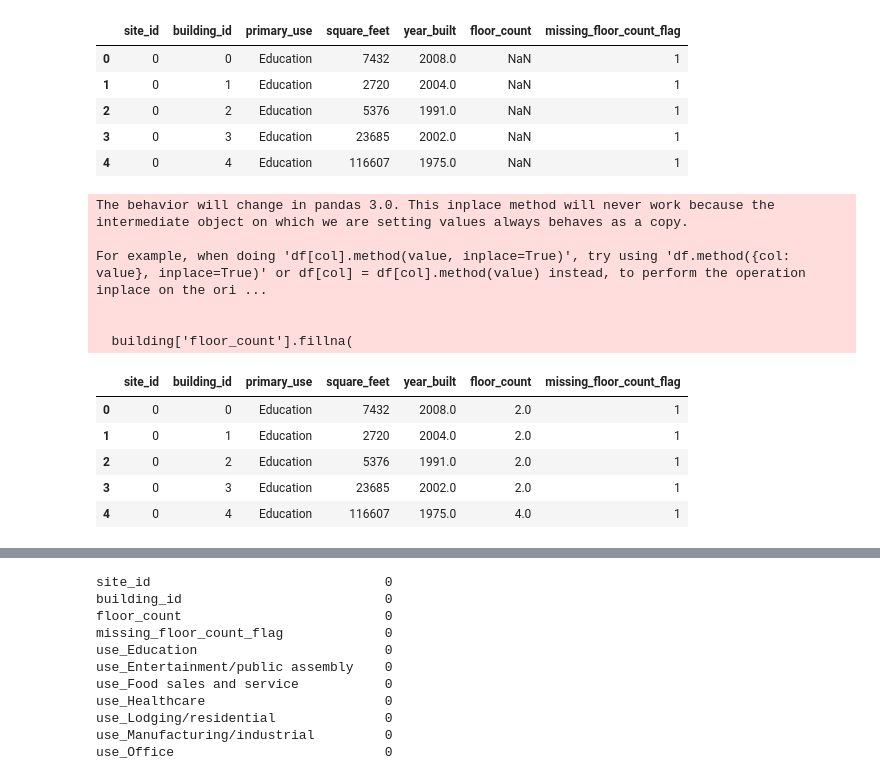
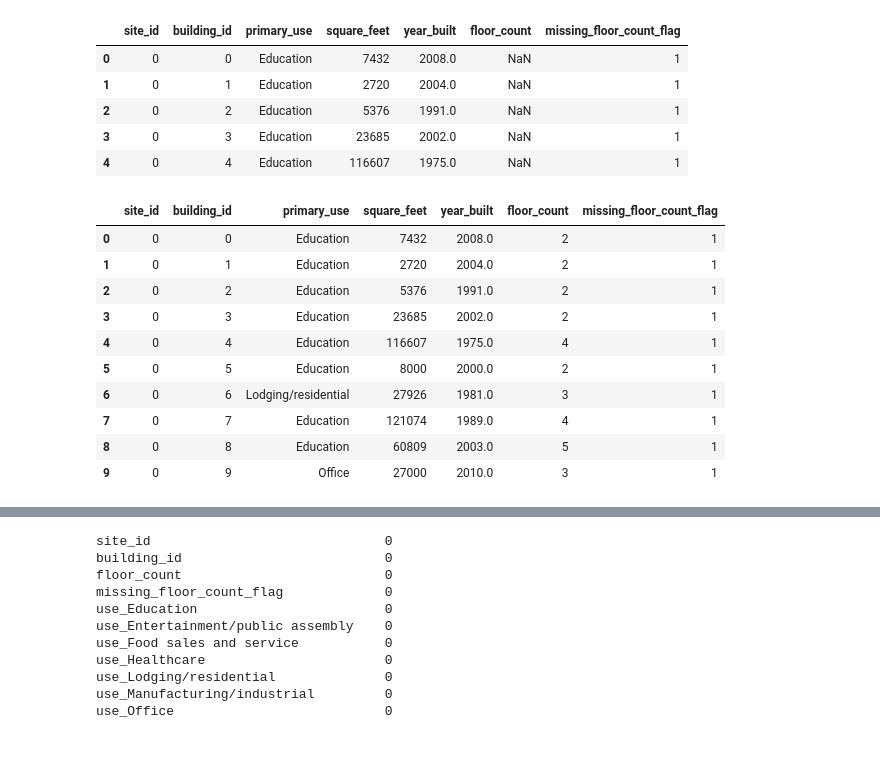
Before and after one commit to ZahraSabouri/CMT307_GreatEnergyPredictor, a Jupyter notebook: notebooks/Wahid_Building_Metadata_Audit.ipynb, the cells around one changed output, grey strips where cells are left out. Saved outputs shown, nothing was run; the diff lists cells and outputs as text; code cells hidden in the pictures; blank space fills up the shorter version.

```diff
--- a/notebooks/Wahid_Building_Metadata_Audit.ipynb
+++ b/notebooks/Wahid_Building_Metadata_Audit.ipynb
@@ -201,52 +201,55 @@ building.head(5)
 # %%
 #dividing square feet into 5 categories (group by doesn't work with continuous values)
 building['sqft_bin'] = pd.qcut(
     building['square_feet'],
     q=5,
     duplicates='drop'
 )
 
 #imputing floor count using primary_use, square_feet and site_id
 building['floor_count'] = building['floor_count'].fillna(
     building.groupby(
-        ['primary_use', 'site_id', 'sqft_bin']
+        ['primary_use', 'site_id', 'sqft_bin'], observed=True
+    )['floor_count'].transform('median')
+)
+
+
+#in case any of the previous group had all null values
+building['floor_count'] = building['floor_count'].fillna(
+    building.groupby(
+        ['primary_use', 'sqft_bin'], observed=True
     )['floor_count'].transform('median')
 )
 
 #in case any of the previous group had all null values
 building['floor_count'] = building['floor_count'].fillna(
-    building.groupby(
-        ['primary_use', 'sqft_bin']
-    )['floor_count'].transform('median')
+    building.groupby('sqft_bin', observed=True)['floor_count']
+            .transform('median')
 )
 
 #in case any of the previous group had all null values
 building['floor_count'] = building['floor_count'].fillna(
-    building.groupby('sqft_bin')['floor_count'].transform('median')
+    building['floor_count'].median()
 )
 
-#in case any of the previous group had all null values
-building['floor_count'].fillna(
-    building['floor_count'].median(),
-    inplace=True
-)
+building = building.drop(columns=['sqft_bin'])
 
-building.drop(columns=['sqft_bin'], inplace=True)
+#rounding floor counts
+building['floor_count'] = building['floor_count'].round().astype(int)
 
-building.head(5)
+building.head(10)
 # %% [output]
-The behavior will change in pandas 3.0. This inplace method will never work because the intermediate object on which we are setting values always behaves as a copy.
-
-For example, when doing 'df[col].method(value, inplace=True)', try using 'df.method({col: value}, inplace=True)' or df[col] = df[col].method(value) instead, to perform the operation inplace on the ori ...
-
-
-  building['floor_count'].fillna(
 |  | site_id | building_id | primary_use | square_feet | year_built | floor_count | missing_floor_count_flag |
-| 0 | 0 | 0 | Education | 7432 | 2008.0 | 2.0 | 1 |
-| 1 | 0 | 1 | Education | 2720 | 2004.0 | 2.0 | 1 |
-| 2 | 0 | 2 | Education | 5376 | 1991.0 | 2.0 | 1 |
-| 3 | 0 | 3 | Education | 23685 | 2002.0 | 2.0 | 1 |
-| 4 | 0 | 4 | Education | 116607 | 1975.0 | 4.0 | 1 |
+| 0 | 0 | 0 | Education | 7432 | 2008.0 | 2 | 1 |
+| 1 | 0 | 1 | Education | 2720 | 2004.0 | 2 | 1 |
+| 2 | 0 | 2 | Education | 5376 | 1991.0 | 2 | 1 |
+| 3 | 0 | 3 | Education | 23685 | 2002.0 | 2 | 1 |
+| 4 | 0 | 4 | Education | 116607 | 1975.0 | 4 | 1 |
+| 5 | 0 | 5 | Education | 8000 | 2000.0 | 2 | 1 |
+| 6 | 0 | 6 | Lodging/residential | 27926 | 1981.0 | 3 | 1 |
+| 7 | 0 | 7 | Education | 121074 | 1989.0 | 4 | 1 |
+| 8 | 0 | 8 | Education | 60809 | 2003.0 | 5 | 1 |
+| 9 | 0 | 9 | Office | 27000 | 2010.0 | 3 | 1 |
 # %%
 # #Dropping floor count due to 75% missing values
 # try:
```
Also changed, not shown: parts of 4 cells of this notebook.
